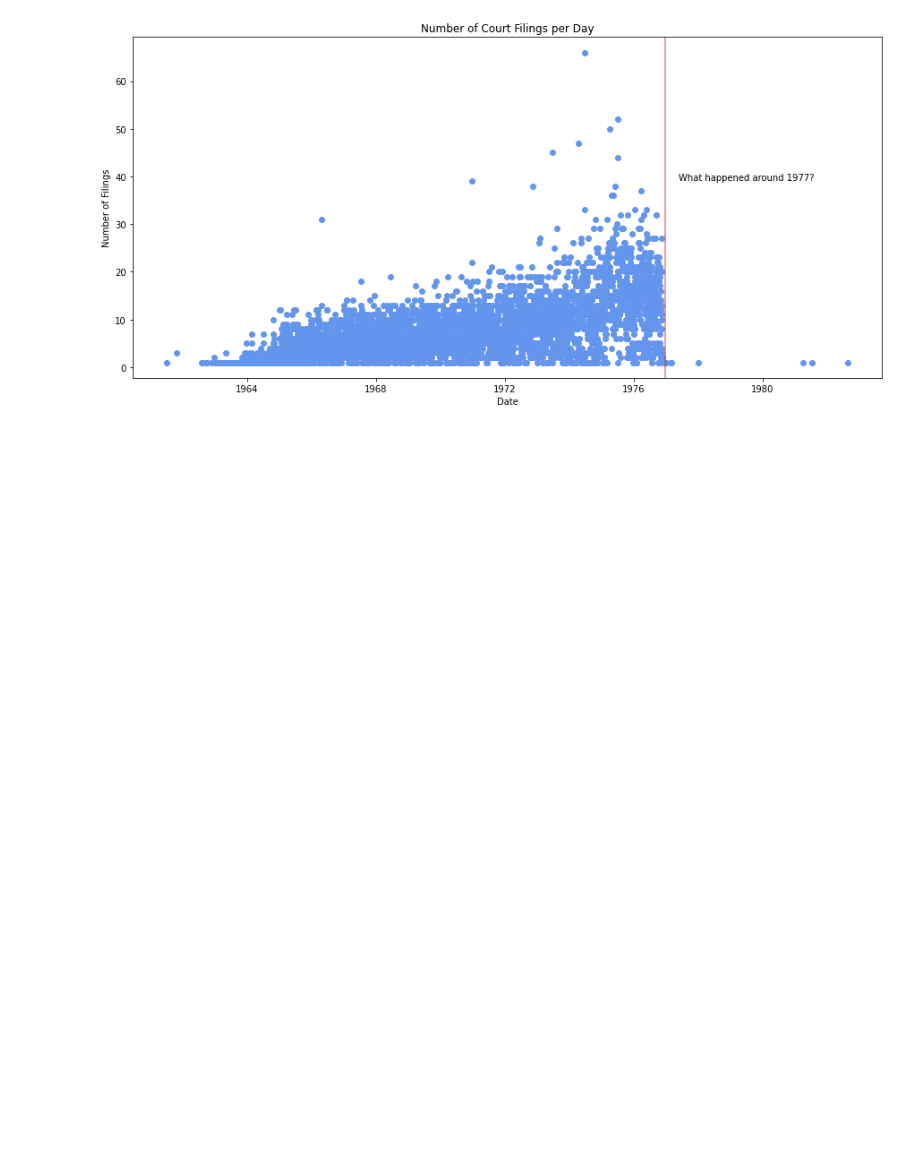
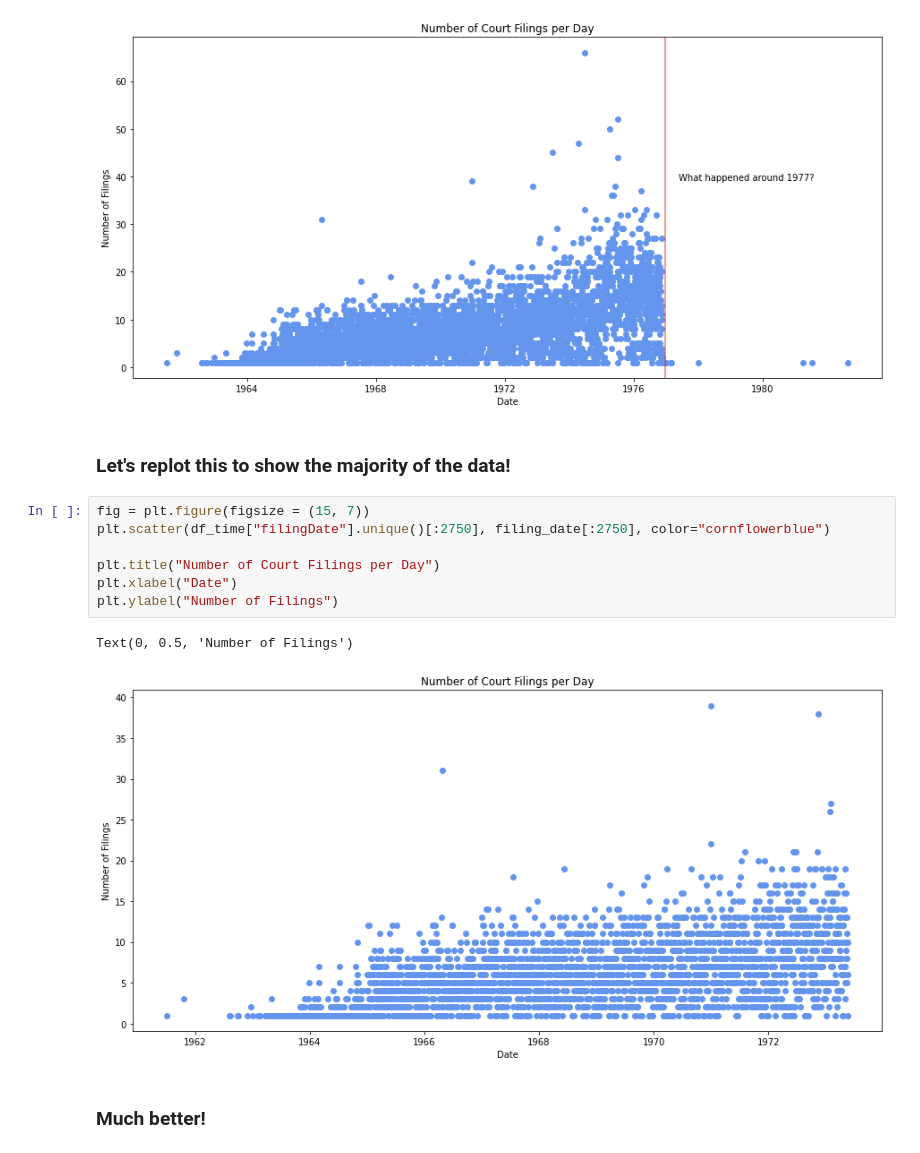
Before and after one commit to carliecouz/justfair-msu, a Jupyter notebook: Figure Reproducibility/Court_Filings_Scatterplot_JUSTFAIRMSU.ipynb, the cells around one changed output. Cells and saved outputs as stored; diff of their text form; blank space fills up the shorter version.

Commit message:
updated scatterplot

```diff
--- a/Figure Reproducibility/Court_Filings_Scatterplot_JUSTFAIRMSU.ipynb
+++ b/Figure Reproducibility/Court_Filings_Scatterplot_JUSTFAIRMSU.ipynb
@@ -107,3 +107,17 @@ plt.ylabel("Number of Filings")
 # %% [output]
 Text(0, 0.5, 'Number of Filings')
 [figure]
+# %% [markdown]
+### Let's replot this to show the majority of the data!
+# %%
+fig = plt.figure(figsize = (15, 7))
+plt.scatter(df_time["filingDate"].unique()[:2750], filing_date[:2750], color="cornflowerblue")
+
+plt.title("Number of Court Filings per Day")
+plt.xlabel("Date")
+plt.ylabel("Number of Filings")
+# %% [output]
+Text(0, 0.5, 'Number of Filings')
+[figure, added]
+# %% [markdown]
+### Much better!
```
